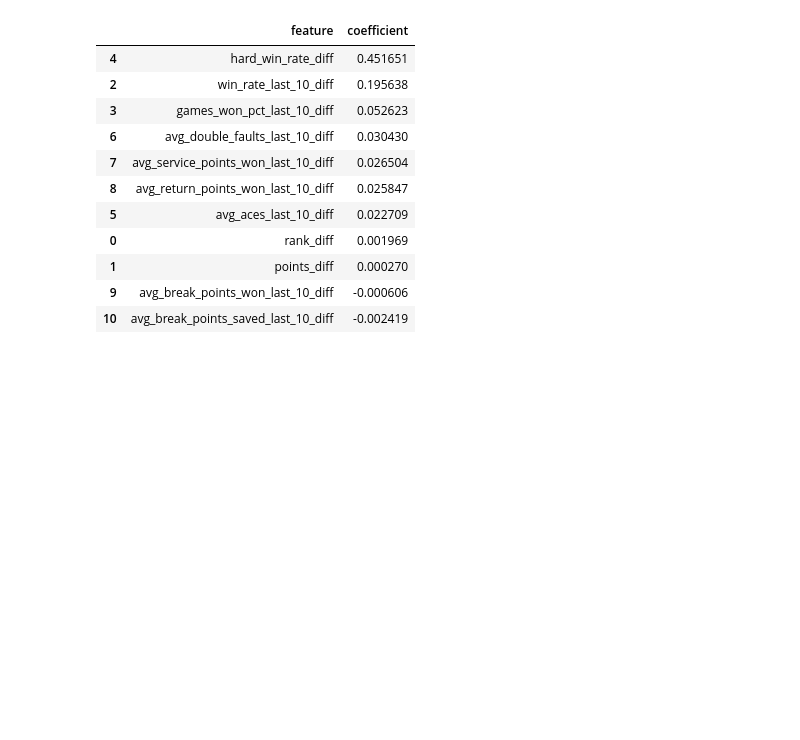
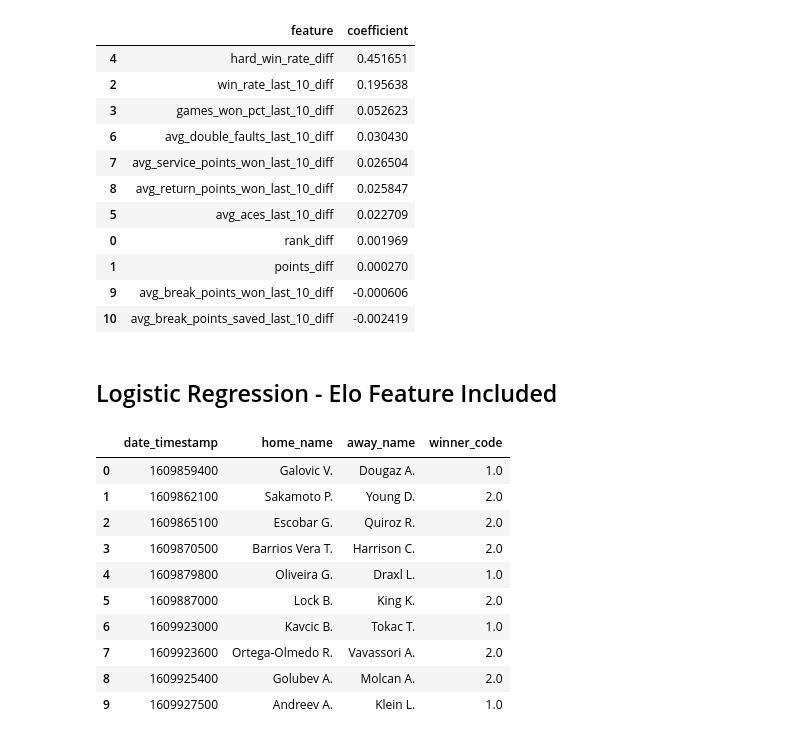
Before and after one commit to chirag330/Tennis-ML-Predictor---US-Open, a Jupyter notebook: Main.ipynb, the cells around one changed output. Saved outputs shown, nothing was run; the diff lists cells and outputs as text; code cells hidden in the pictures; blank space fills up the shorter version.

```diff
--- a/Main.ipynb
+++ b/Main.ipynb
@@ -1834,3 +1834,30 @@ v2_coefficients
 | 1 | points_diff | 0.000270 |
 | 9 | avg_break_points_won_last_10_diff | -0.000606 |
 | 10 | avg_break_points_saved_last_10_diff | -0.002419 |
+# %% [markdown]
+## Logistic Regression - Elo Feature Included
+# %%
+elo_data = completed_matches.sort_values(
+    ["date_timestamp", "match_id"]
+).copy()
+
+elo_data = elo_data.reset_index(drop=True)
+# %%
+elo_data[[
+    "date_timestamp",
+    "home_name",
+    "away_name",
+    "winner_code"
+]].head(10)
+# %% [output]
+|  | date_timestamp | home_name | away_name | winner_code |
+| 0 | 1609859400 | Galovic V. | Dougaz A. | 1.0 |
+| 1 | 1609862100 | Sakamoto P. | Young D. | 2.0 |
+| 2 | 1609865100 | Escobar G. | Quiroz R. | 2.0 |
+| 3 | 1609870500 | Barrios Vera T. | Harrison C. | 2.0 |
+| 4 | 1609879800 | Oliveira G. | Draxl L. | 1.0 |
+| 5 | 1609887000 | Lock B. | King K. | 2.0 |
+| 6 | 1609923000 | Kavcic B. | Tokac T. | 1.0 |
+| 7 | 1609923600 | Ortega-Olmedo R. | Vavassori A. | 2.0 |
+| 8 | 1609925400 | Golubev A. | Molcan A. | 2.0 |
+| 9 | 1609927500 | Andreev A. | Klein L. | 1.0 |
```
Also changed, not shown: parts of 17 cells of this notebook.
